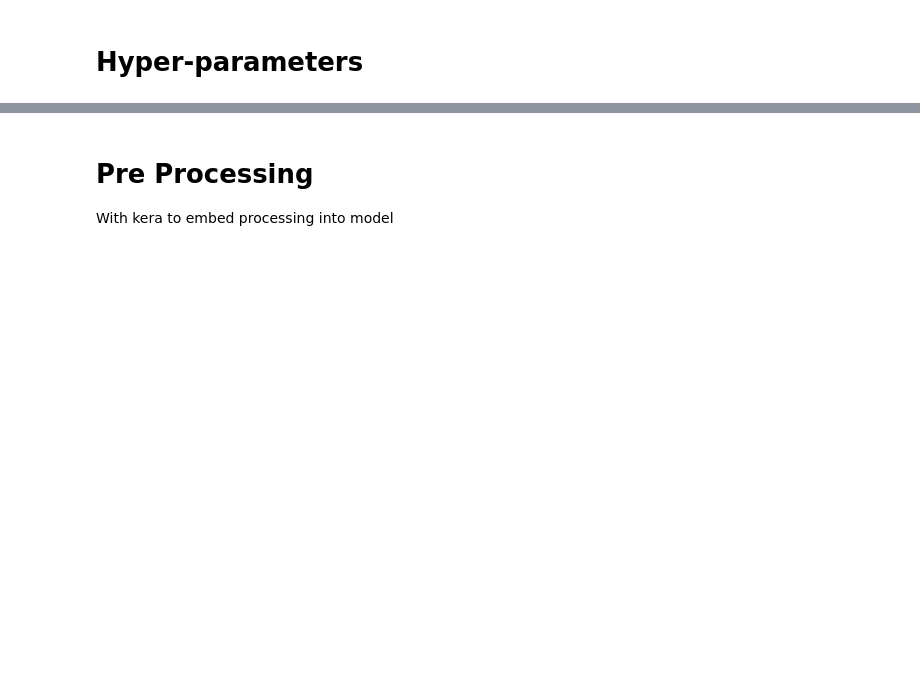
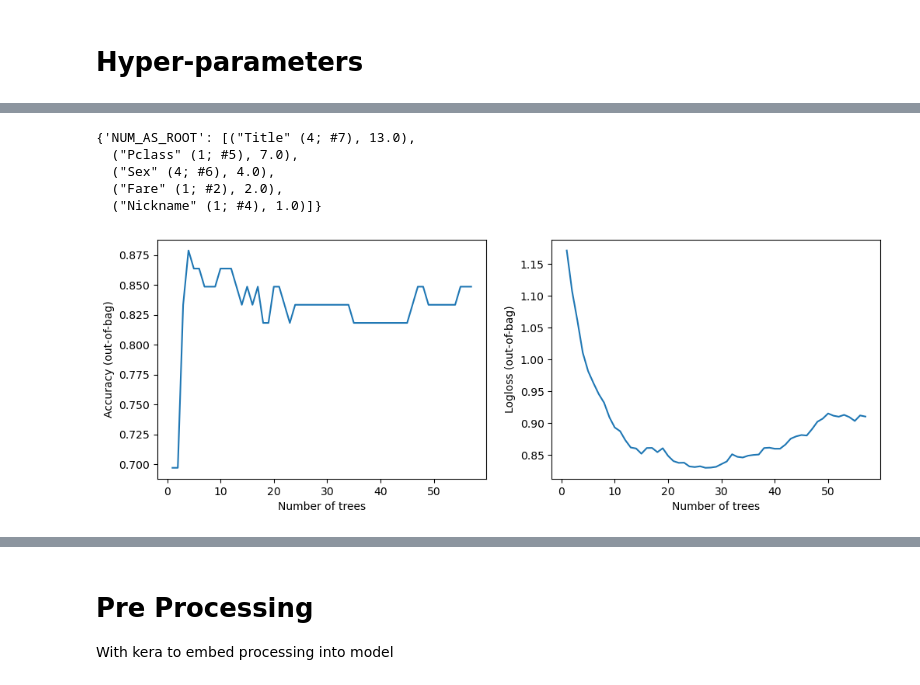
Before and after one commit to ageofneil/kaggle, a Jupyter notebook: titanic/tensorflow-model.ipynb, the cells around one changed output, grey strips where cells are left out. Drawn from its saved outputs; the diff is of its cells as text; code cells hidden in the pictures; blank space fills up the shorter version.

```diff
--- a/titanic/tensorflow-model.ipynb
+++ b/titanic/tensorflow-model.ipynb
@@ -259,7 +305,7 @@ model_3.fit(x=train_ds, validation_data=test_ds)
 # %%
 # A classical but slighly more complex model.
 model_6 = tfdf.keras.GradientBoostedTreesModel(
-    num_trees=500, growing_strategy="BEST_FIRST_GLOBAL", max_depth=8)
+    num_trees=500, growing_strategy="BEST_FIRST_GLOBAL", max_depth=10)
 model_6.compile( metrics=["accuracy"])
 model_6.fit(x=train_ds)
 print(model_6.evaluate(test_ds, return_dict=True))
@@ -269,0 +316,28 @@ print(model_6.evaluate(test_ds, return_dict=True))
+# %%
+model_6.make_inspector().variable_importances()
+# %% [output]
+{'NUM_AS_ROOT': [("Title" (4; #7), 13.0),
+  ("Pclass" (1; #5), 7.0),
+  ("Sex" (4; #6), 4.0),
+  ("Fare" (1; #2), 2.0),
+  ("Nickname" (1; #4), 1.0)]}
+# %%
+import matplotlib.pyplot as plt
+
+logs = model_6.make_inspector().training_logs()
+
+plt.figure(figsize=(12, 4))
+
+plt.subplot(1, 2, 1)
+plt.plot([log.num_trees for log in logs], [log.evaluation.accuracy for log in logs])
+plt.xlabel("Number of trees")
+plt.ylabel("Accuracy (out-of-bag)")
+
+plt.subplot(1, 2, 2)
+plt.plot([log.num_trees for log in logs], [log.evaluation.loss for log in logs])
+plt.xlabel("Number of trees")
+plt.ylabel("Logloss (out-of-bag)")
+
+plt.show()
+# %% [output]
+[figure, added]
```
Also changed, not shown: parts of 47 cells of this notebook, 3 other files.
